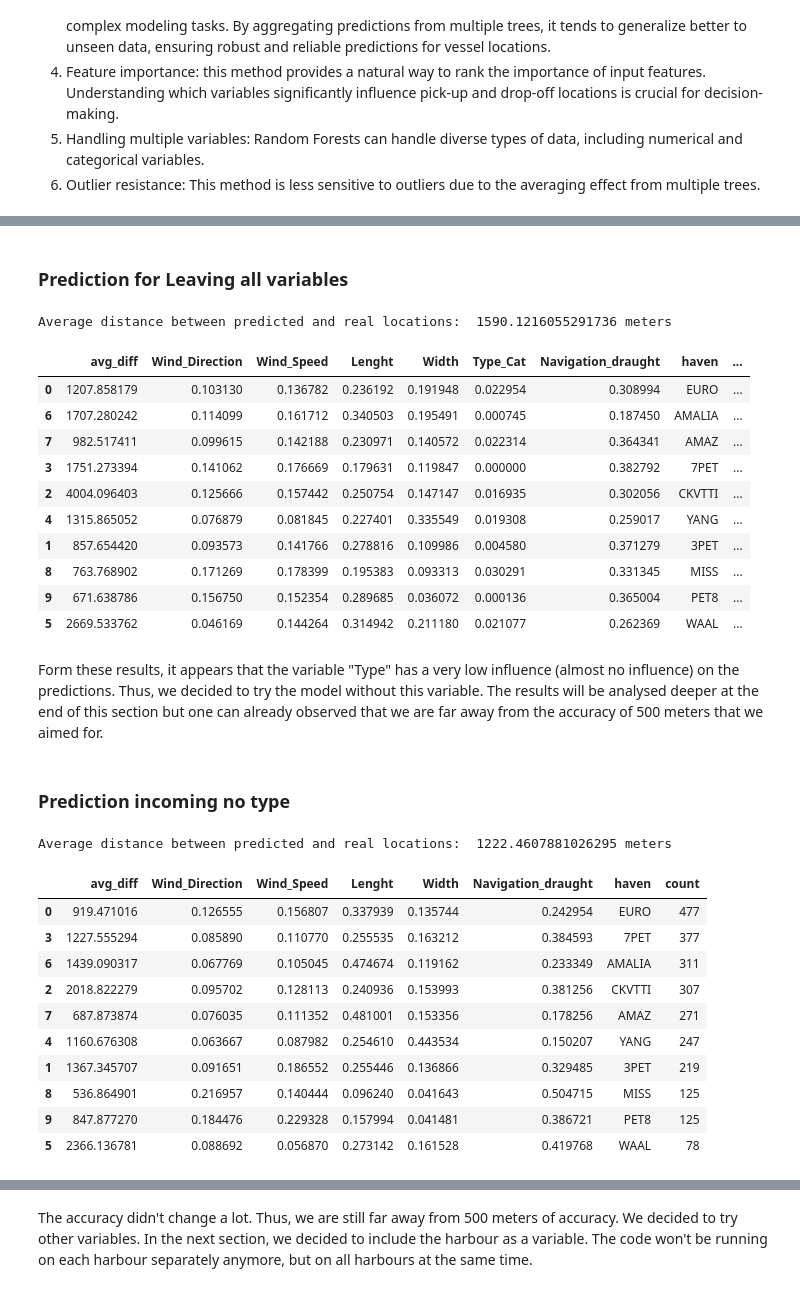
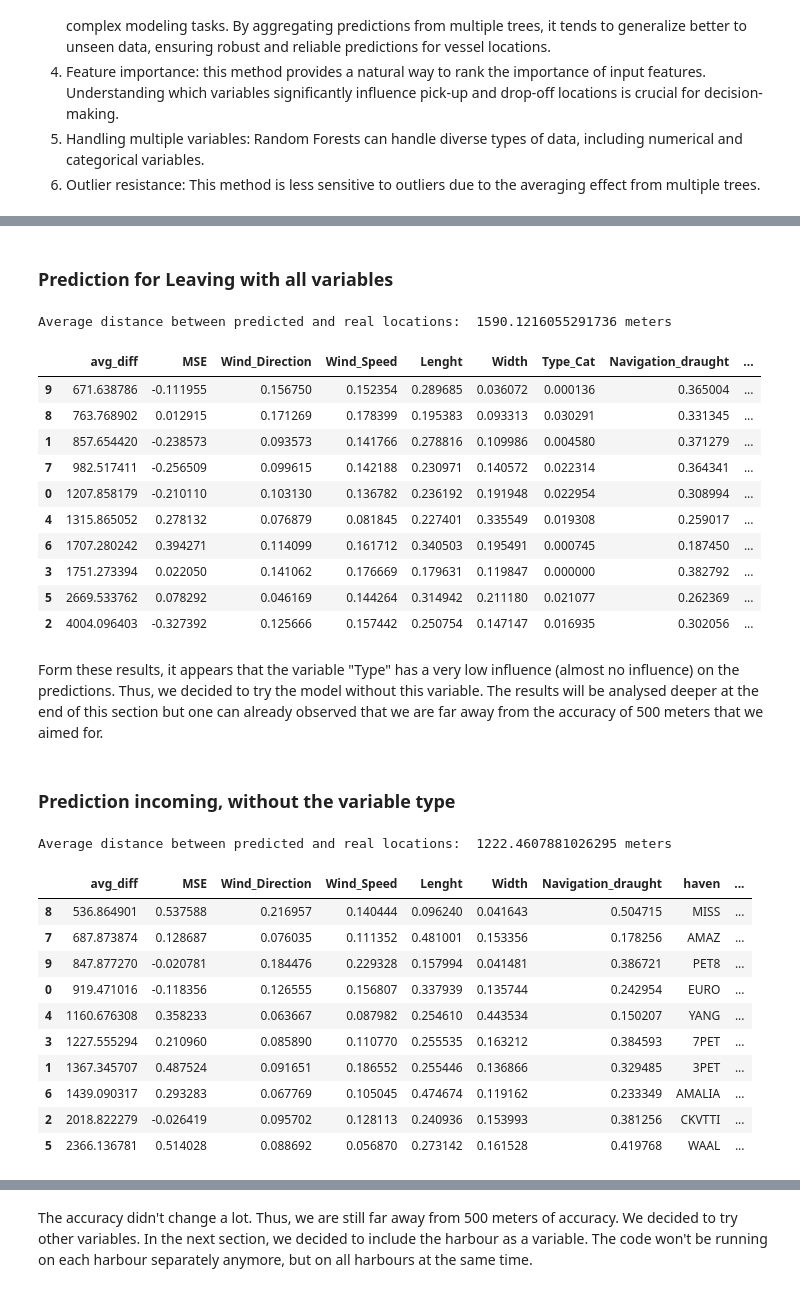
Before and after one commit to allanguzmanf/CIEM6302, a Jupyter notebook: Predictions.ipynb, the cells around one changed output, grey strips where cells are left out. Saved outputs shown, nothing was run; the diff lists cells and outputs as text; code cells hidden in the pictures.

```diff
--- a/Predictions.ipynb
+++ b/Predictions.ipynb
@@ -64,6 +65,10 @@ incoming_weather_size = gpd.read_file('Data/Input_ML/incoming_weather_size.geojs
 incoming_weather = gpd.read_file('Data/Input_ML/incoming_weather.geojson')
 # %%
 havens = list(incoming_weather_size_draught['to_haven'].unique())
+# %%
+trajectories = gpd.read_file('Data/Input_ML/trajectories.geojson')
+# %%
+trajectories_length = trajectories.drop(columns='geometry').set_index('haven')
 # %%
 incoming_weather_size.info()
 # %% [output]
@@ -212,5 +218,4 @@ Random Forest Regressor is an ensemble learning method based on the decision tre
 # %%
-# definition of the Random forest function that is going to be used many time in the following code
 def Random_forest(grouped_df, haven, grouped = 1):
     if grouped == 1:
         haven_df = grouped_df.loc[haven]
@@ -238,8 +243,8 @@ def Random_forest(grouped_df, haven, grouped = 1):
 
     average_diff = X_test['diff_dist'].mean()
     mse = r2_score(y_test, y_pred)
-    values = [average_diff]
-    columns = ['avg_diff']
+    values = [average_diff, mse]
+    columns = ['avg_diff', 'MSE']
 
     # You can also access feature importances
     feature_importances = rf_model.feature_importances_.tolist()
@@ -247,9 +252,14 @@ def Random_forest(grouped_df, haven, grouped = 1):
     values.extend(feature_importances)
 
     columns.extend(X.columns)
+
     if grouped == 1:
         values.extend([haven])
         columns.extend(['haven'])
+        columns.extend(['relative_distance_diff'])
+        values.extend([average_diff / trajectories_length.loc[haven]['total_lengths']])
+
+
 
 
     output = pd.DataFrame([values], columns=columns)
@@ -294,5 +304,5 @@ Average distance between predicted and real locations:  1217.591720950218 meters
 # %% [markdown]
-### Prediction for Leaving all variables
+### Prediction for Leaving with all variables
 # %%
 leaving_trajectories = leaving_weather_size_draught[columns_leaving_trajectories]
 leaving_per_haven = pd.DataFrame(leaving_trajectories['from_haven'].value_counts())
@@ -313,24 +323,24 @@ leaving_pred_forest = pd.concat(leaving_pred_forest).reset_index(drop= True)
 
 leaving_pred_forest = leaving_pred_forest.merge(leaving_per_haven[['from_haven','count']], left_on='haven', right_on='from_haven').drop(columns='from_haven')
 
-leaving_pred_forest.sort_values(by = 'count', ascending = False)
+leaving_pred_forest.sort_values(by = 'avg_diff', ascending = True)
 # %% [output]
 Average distance between predicted and real locations:  1590.1216055291736 meters
-|  | avg_diff | Wind_Direction | Wind_Speed | Lenght | Width | Type_Cat | Navigation_draught | haven | ... |
-| 0 | 1207.858179 | 0.103130 | 0.136782 | 0.236192 | 0.191948 | 0.022954 | 0.308994 | EURO | ... |
-| 6 | 1707.280242 | 0.114099 | 0.161712 | 0.340503 | 0.195491 | 0.000745 | 0.187450 | AMALIA | ... |
-| 7 | 982.517411 | 0.099615 | 0.142188 | 0.230971 | 0.140572 | 0.022314 | 0.364341 | AMAZ | ... |
-| 3 | 1751.273394 | 0.141062 | 0.176669 | 0.179631 | 0.119847 | 0.000000 | 0.382792 | 7PET | ... |
-| 2 | 4004.096403 | 0.125666 | 0.157442 | 0.250754 | 0.147147 | 0.016935 | 0.302056 | CKVTTI | ... |
-| 4 | 1315.865052 | 0.076879 | 0.081845 | 0.227401 | 0.335549 | 0.019308 | 0.259017 | YANG | ... |
-| 1 | 857.654420 | 0.093573 | 0.141766 | 0.278816 | 0.109986 | 0.004580 | 0.371279 | 3PET | ... |
-| 8 | 763.768902 | 0.171269 | 0.178399 | 0.195383 | 0.093313 | 0.030291 | 0.331345 | MISS | ... |
-| 9 | 671.638786 | 0.156750 | 0.152354 | 0.289685 | 0.036072 | 0.000136 | 0.365004 | PET8 | ... |
-| 5 | 2669.533762 | 0.046169 | 0.144264 | 0.314942 | 0.211180 | 0.021077 | 0.262369 | WAAL | ... |
+|  | avg_diff | MSE | Wind_Direction | Wind_Speed | Lenght | Width | Type_Cat | Navigation_draught | ... |
+| 9 | 671.638786 | -0.111955 | 0.156750 | 0.152354 | 0.289685 | 0.036072 | 0.000136 | 0.365004 | ... |
+| 8 | 763.768902 | 0.012915 | 0.171269 | 0.178399 | 0.195383 | 0.093313 | 0.030291 | 0.331345 | ... |
+| 1 | 857.654420 | -0.238573 | 0.093573 | 0.141766 | 0.278816 | 0.109986 | 0.004580 | 0.371279 | ... |
+| 7 | 982.517411 | -0.256509 | 0.099615 | 0.142188 | 0.230971 | 0.140572 | 0.022314 | 0.364341 | ... |
+| 0 | 1207.858179 | -0.210110 | 0.103130 | 0.136782 | 0.236192 | 0.191948 | 0.022954 | 0.308994 | ... |
+| 4 | 1315.865052 | 0.278132 | 0.076879 | 0.081845 | 0.227401 | 0.335549 | 0.019308 | 0.259017 | ... |
+| 6 | 1707.280242 | 0.394271 | 0.114099 | 0.161712 | 0.340503 | 0.195491 | 0.000745 | 0.187450 | ... |
+| 3 | 1751.273394 | 0.022050 | 0.141062 | 0.176669 | 0.179631 | 0.119847 | 0.000000 | 0.382792 | ... |
+| 5 | 2669.533762 | 0.078292 | 0.046169 | 0.144264 | 0.314942 | 0.211180 | 0.021077 | 0.262369 | ... |
+| 2 | 4004.096403 | -0.327392 | 0.125666 | 0.157442 | 0.250754 | 0.147147 | 0.016935 | 0.302056 | ... |
 # %% [markdown]
 Form these results, it appears that the variable "Type" has a very low influence (almost no influence) on the predictions. Thus, we decided to try the model without this variable. The results will be analysed deeper at the end of this section but one can already observed that we are far away from the accuracy of 500 meters that we aimed for.
 # %% [markdown]
-### Prediction incoming no type
+### Prediction incoming, without the variable type
 # %%
 incoming_trajectories = incoming_weather_size_draught[columns_incoming_trajectories]
 incoming_trajectories = incoming_trajectories.drop(columns = ['Type_Cat'])
@@ -340,30 +350,30 @@ incoming_trajectories = incoming_trajectories.groupby('to_haven').apply(lambda x
 # %%
 # Data frame to get an overview of the results and the feature importance
 incoming_pred_forest = []
 incoming_overall_avg = []
 for haven in havens:
     avg_diff, pred = Random_forest(incoming_trajectories, haven)
     incoming_overall_avg.extend(list(pred['diff_dist']))
     incoming_pred_forest.append(avg_diff)
 
 # Overall Average distance between predicted and real locations
 print("Average distance between predicted and real locations: ", sum(incoming_overall_avg)/len(incoming_overall_avg), "meters")
 incoming_pred_forest = pd.concat(incoming_pred_forest).reset_index(drop= True)
 
 incoming_pred_forest = incoming_pred_forest.merge(incoming_per_haven[['to_haven','count']], left_on='haven', right_on='to_haven').drop(columns='to_haven')
 
-incoming_pred_forest.sort_values(by = 'count', ascending = False)
+incoming_pred_forest.sort_values(by = 'avg_diff', ascending = True)
 # %% [output]
 Average distance between predicted and real locations:  1222.4607881026295 meters
-|  | avg_diff | Wind_Direction | Wind_Speed | Lenght | Width | Navigation_draught | haven | count |
-| 0 | 919.471016 | 0.126555 | 0.156807 | 0.337939 | 0.135744 | 0.242954 | EURO | 477 |
-| 3 | 1227.555294 | 0.085890 | 0.110770 | 0.255535 | 0.163212 | 0.384593 | 7PET | 377 |
-| 6 | 1439.090317 | 0.067769 | 0.105045 | 0.474674 | 0.119162 | 0.233349 | AMALIA | 311 |
-| 2 | 2018.822279 | 0.095702 | 0.128113 | 0.240936 | 0.153993 | 0.381256 | CKVTTI | 307 |
-| 7 | 687.873874 | 0.076035 | 0.111352 | 0.481001 | 0.153356 | 0.178256 | AMAZ | 271 |
-| 4 | 1160.676308 | 0.063667 | 0.087982 | 0.254610 | 0.443534 | 0.150207 | YANG | 247 |
-| 1 | 1367.345707 | 0.091651 | 0.186552 | 0.255446 | 0.136866 | 0.329485 | 3PET | 219 |
-| 8 | 536.864901 | 0.216957 | 0.140444 | 0.096240 | 0.041643 | 0.504715 | MISS | 125 |
-| 9 | 847.877270 | 0.184476 | 0.229328 | 0.157994 | 0.041481 | 0.386721 | PET8 | 125 |
-| 5 | 2366.136781 | 0.088692 | 0.056870 | 0.273142 | 0.161528 | 0.419768 | WAAL | 78 |
+|  | avg_diff | MSE | Wind_Direction | Wind_Speed | Lenght | Width | Navigation_draught | haven | ... |
+| 8 | 536.864901 | 0.537588 | 0.216957 | 0.140444 | 0.096240 | 0.041643 | 0.504715 | MISS | ... |
+| 7 | 687.873874 | 0.128687 | 0.076035 | 0.111352 | 0.481001 | 0.153356 | 0.178256 | AMAZ | ... |
+| 9 | 847.877270 | -0.020781 | 0.184476 | 0.229328 | 0.157994 | 0.041481 | 0.386721 | PET8 | ... |
+| 0 | 919.471016 | -0.118356 | 0.126555 | 0.156807 | 0.337939 | 0.135744 | 0.242954 | EURO | ... |
+| 4 | 1160.676308 | 0.358233 | 0.063667 | 0.087982 | 0.254610 | 0.443534 | 0.150207 | YANG | ... |
+| 3 | 1227.555294 | 0.210960 | 0.085890 | 0.110770 | 0.255535 | 0.163212 | 0.384593 | 7PET | ... |
+| 1 | 1367.345707 | 0.487524 | 0.091651 | 0.186552 | 0.255446 | 0.136866 | 0.329485 | 3PET | ... |
+| 6 | 1439.090317 | 0.293283 | 0.067769 | 0.105045 | 0.474674 | 0.119162 | 0.233349 | AMALIA | ... |
+| 2 | 2018.822279 | -0.026419 | 0.095702 | 0.128113 | 0.240936 | 0.153993 | 0.381256 | CKVTTI | ... |
+| 5 | 2366.136781 | 0.514028 | 0.088692 | 0.056870 | 0.273142 | 0.161528 | 0.419768 | WAAL | ... |
 # %% [markdown]
```
Also changed, not shown: parts of 31 cells of this notebook, 4 other files.
